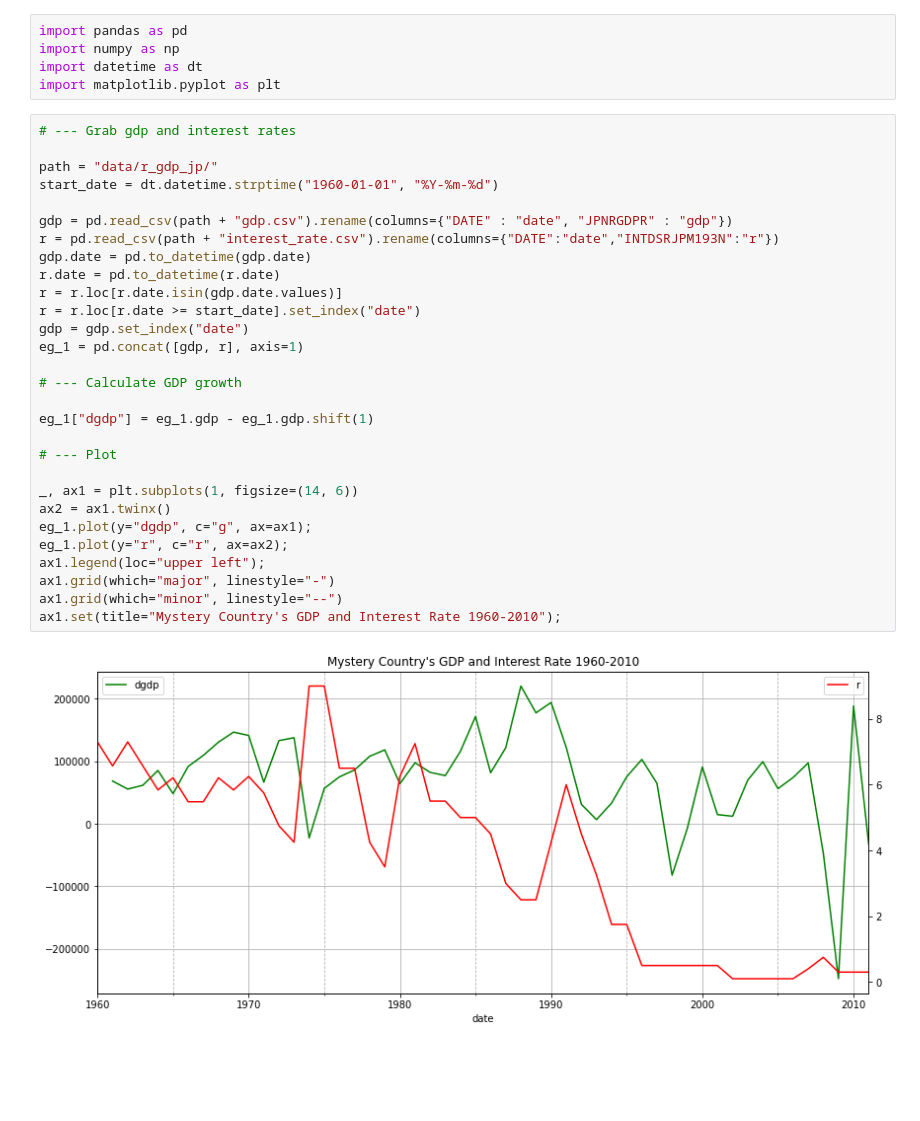
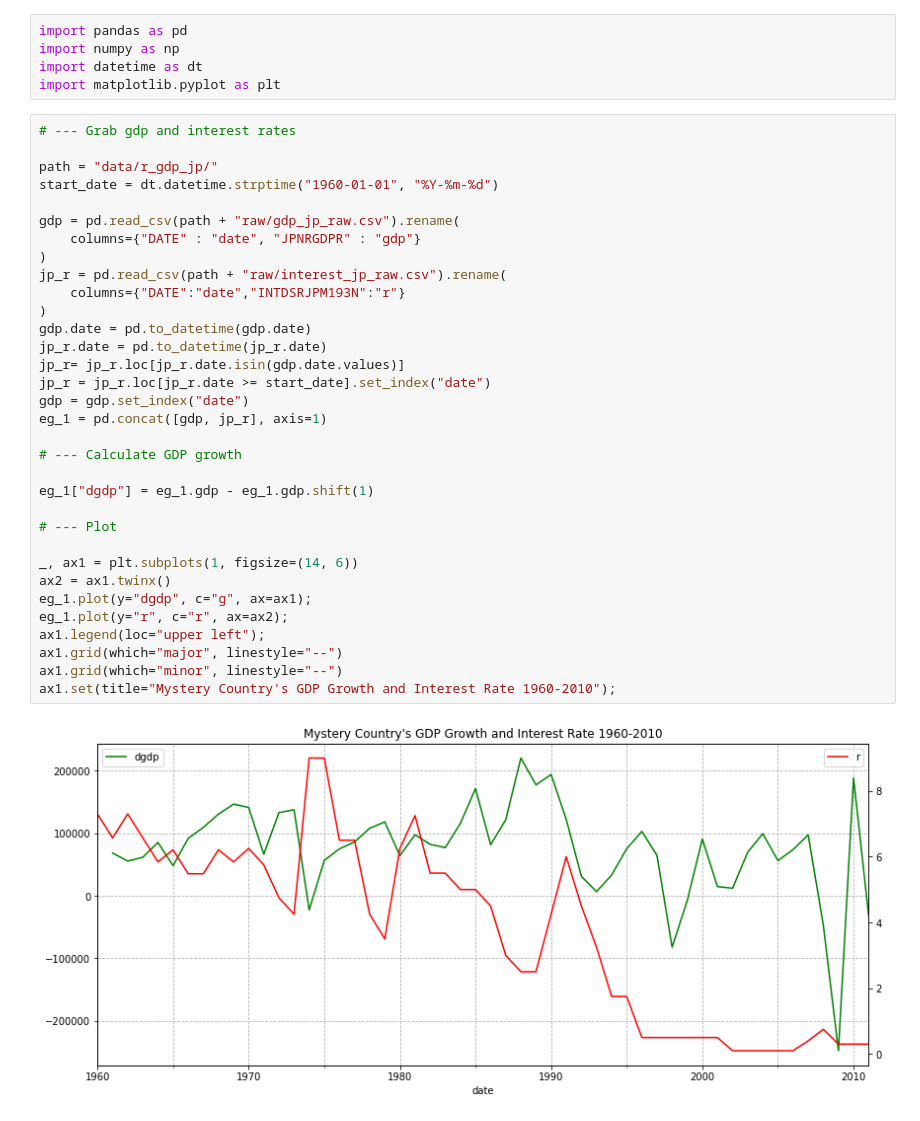
Before and after one commit to jthk1618/Causality, a Jupyter notebook: gdp_and_interest_rates.ipynb, the cells around one changed output. Drawn from its saved outputs; the diff is of its cells as text; blank space fills up the shorter version.

```diff
--- a/gdp_and_interest_rates.ipynb
+++ b/gdp_and_interest_rates.ipynb
@@ -16,34 +16,38 @@ import matplotlib.pyplot as plt
 # %%
 # --- Grab gdp and interest rates
 
 path = "data/r_gdp_jp/"
 start_date = dt.datetime.strptime("1960-01-01", "%Y-%m-%d")
 
-gdp = pd.read_csv(path + "gdp.csv").rename(columns={"DATE" : "date", "JPNRGDPR" : "gdp"})
-r = pd.read_csv(path + "interest_rate.csv").rename(columns={"DATE":"date","INTDSRJPM193N":"r"})
+gdp = pd.read_csv(path + "raw/gdp_jp_raw.csv").rename(
+    columns={"DATE" : "date", "JPNRGDPR" : "gdp"}
+)
+jp_r = pd.read_csv(path + "raw/interest_jp_raw.csv").rename(
+    columns={"DATE":"date","INTDSRJPM193N":"r"}
+)
 gdp.date = pd.to_datetime(gdp.date)
-r.date = pd.to_datetime(r.date)
-r = r.loc[r.date.isin(gdp.date.values)]
-r = r.loc[r.date >= start_date].set_index("date")
+jp_r.date = pd.to_datetime(jp_r.date)
+jp_r= jp_r.loc[jp_r.date.isin(gdp.date.values)]
+jp_r = jp_r.loc[jp_r.date >= start_date].set_index("date")
 gdp = gdp.set_index("date")
-eg_1 = pd.concat([gdp, r], axis=1)
+eg_1 = pd.concat([gdp, jp_r], axis=1)
 
 # --- Calculate GDP growth
 
 eg_1["dgdp"] = eg_1.gdp - eg_1.gdp.shift(1)
 
 # --- Plot
 
 _, ax1 = plt.subplots(1, figsize=(14, 6))
 ax2 = ax1.twinx()
 eg_1.plot(y="dgdp", c="g", ax=ax1);
 eg_1.plot(y="r", c="r", ax=ax2);
 ax1.legend(loc="upper left");
-ax1.grid(which="major", linestyle="-")
+ax1.grid(which="major", linestyle="--")
 ax1.grid(which="minor", linestyle="--")
-ax1.set(title="Mystery Country's GDP and Interest Rate 1960-2010");
+ax1.set(title="Mystery Country's GDP Growth and Interest Rate 1960-2010");
 # %% [output]
-[figure, old version]
+[figure, new version]
 # %% [markdown]
 ___
 ## Intro <a id="intro"></a>
```
Also changed, not shown: parts of 8 cells of this notebook.
